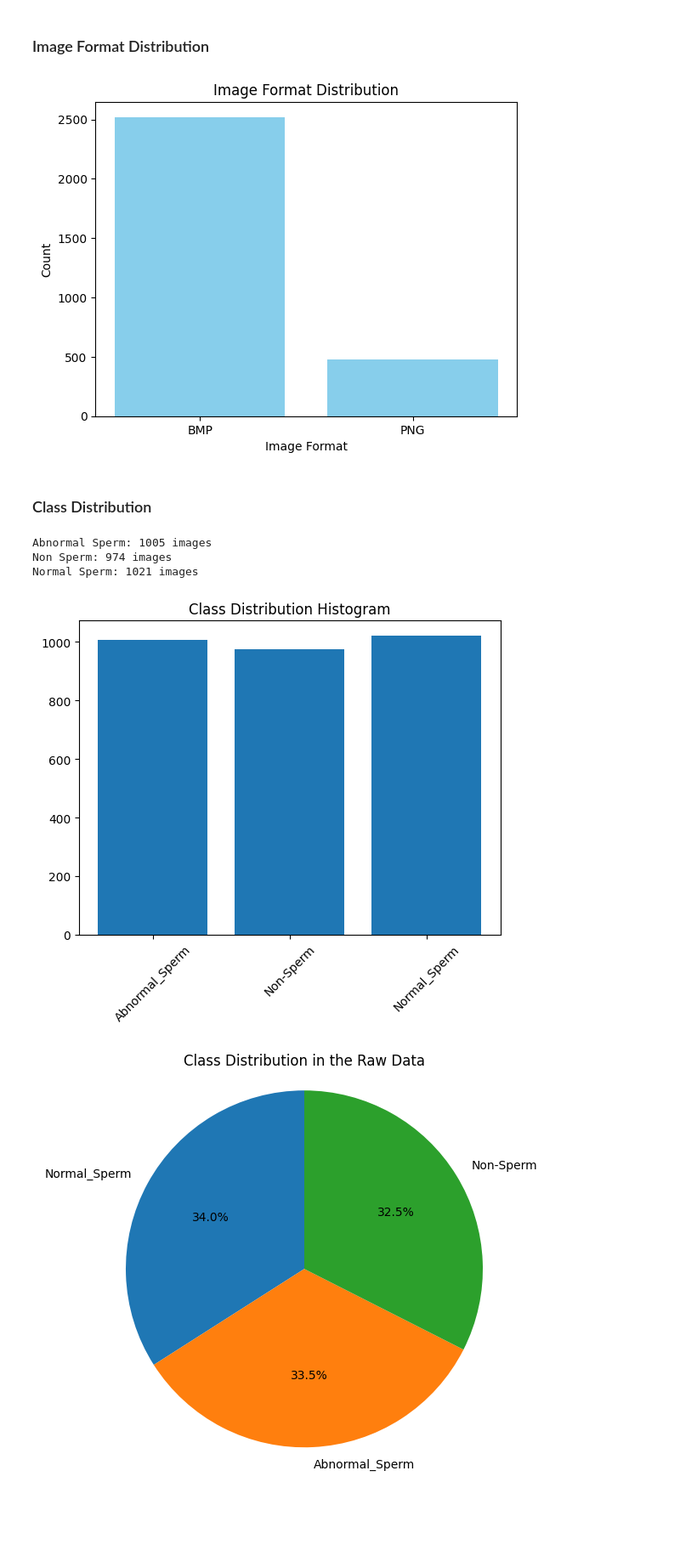
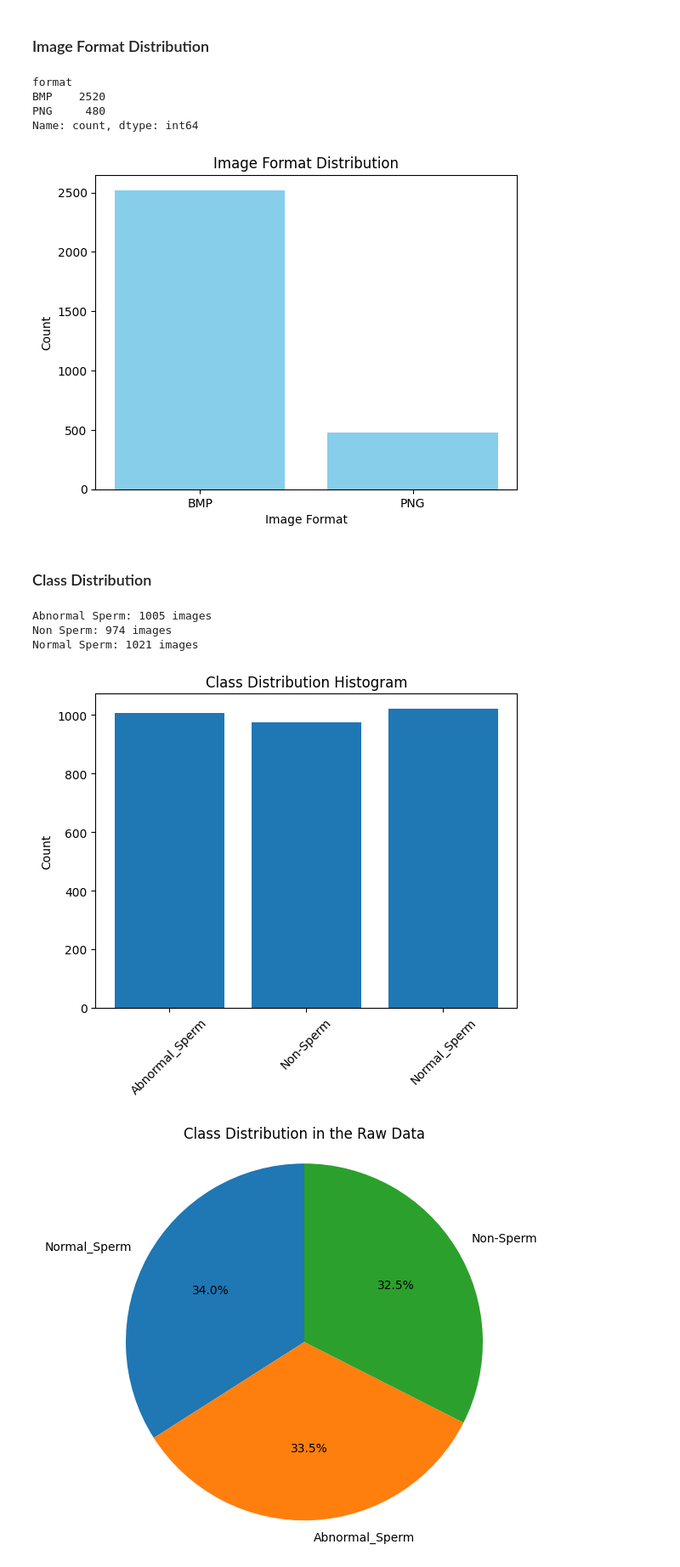
Before and after one commit to aadityane93/Is_it_a_Sperm, a Jupyter notebook: 1_Data_Exploration.ipynb, the cells around one changed output. Shown at 85% size. Saved outputs shown, nothing was run; the diff lists cells and outputs as text; code cells hidden in the pictures; blank space fills up the shorter version.

```diff
--- a/1_Data_Exploration.ipynb
+++ b/1_Data_Exploration.ipynb
@@ -56,28 +56,34 @@ df.to_csv('image_metadata.csv', index=False)
 # %%
 df['format'].value_counts()
 format_counts = df['format'].value_counts()
+print(format_counts)
 plt.bar(format_counts.index, format_counts.values, color='skyblue')
 plt.title("Image Format Distribution")
 plt.xlabel("Image Format")
 plt.ylabel("Count")
 plt.show()
 # %% [output]
+format
+BMP    2520
+PNG     480
+Name: count, dtype: int64
 [figure]
 # %% [markdown]
 ### Class Distribution
 # %%
 classes = os.listdir(base_dir)
-counts = [len(os.listdir(os.path.join(dataset_path, c))) for c in classes]
+counts = [len(os.listdir(os.path.join(base_dir, c))) for c in classes]
 print (f"Abnormal Sperm: {counts[0]} images \nNon Sperm: {counts[1]} images \nNormal Sperm: {counts[2]} images")
 plt.bar(classes, counts)
 plt.title("Class Distribution Histogram")
 plt.xticks(rotation=45)
+plt.ylabel("Count")
 plt.show()
 # %% [output]
 Abnormal Sperm: 1005 images
 Non Sperm: 974 images
 Normal Sperm: 1021 images
-[figure, old version]
+[figure, new version]
 # %%
 counts = df['class'].value_counts().rename_axis('class').reset_index(name='counts')
 
```
Also changed, not shown: parts of 3 cells of this notebook.
